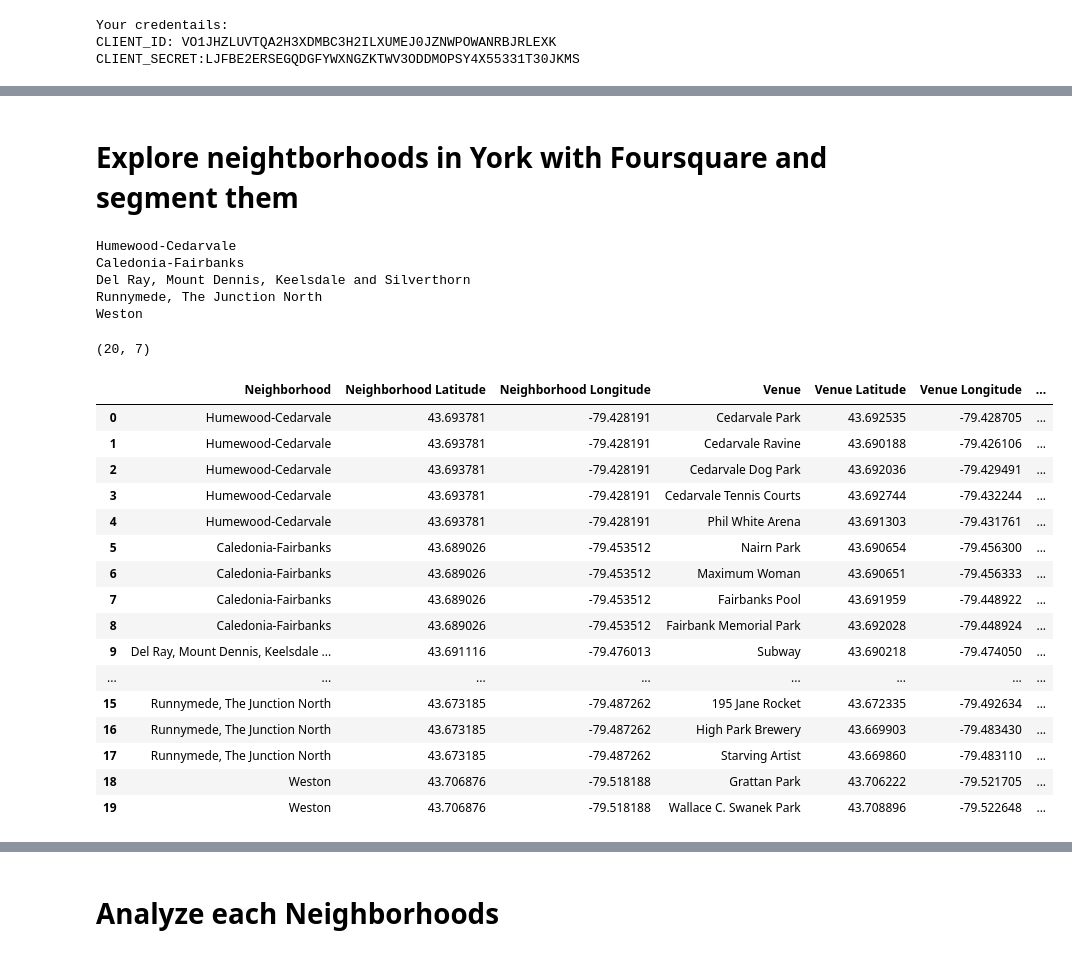
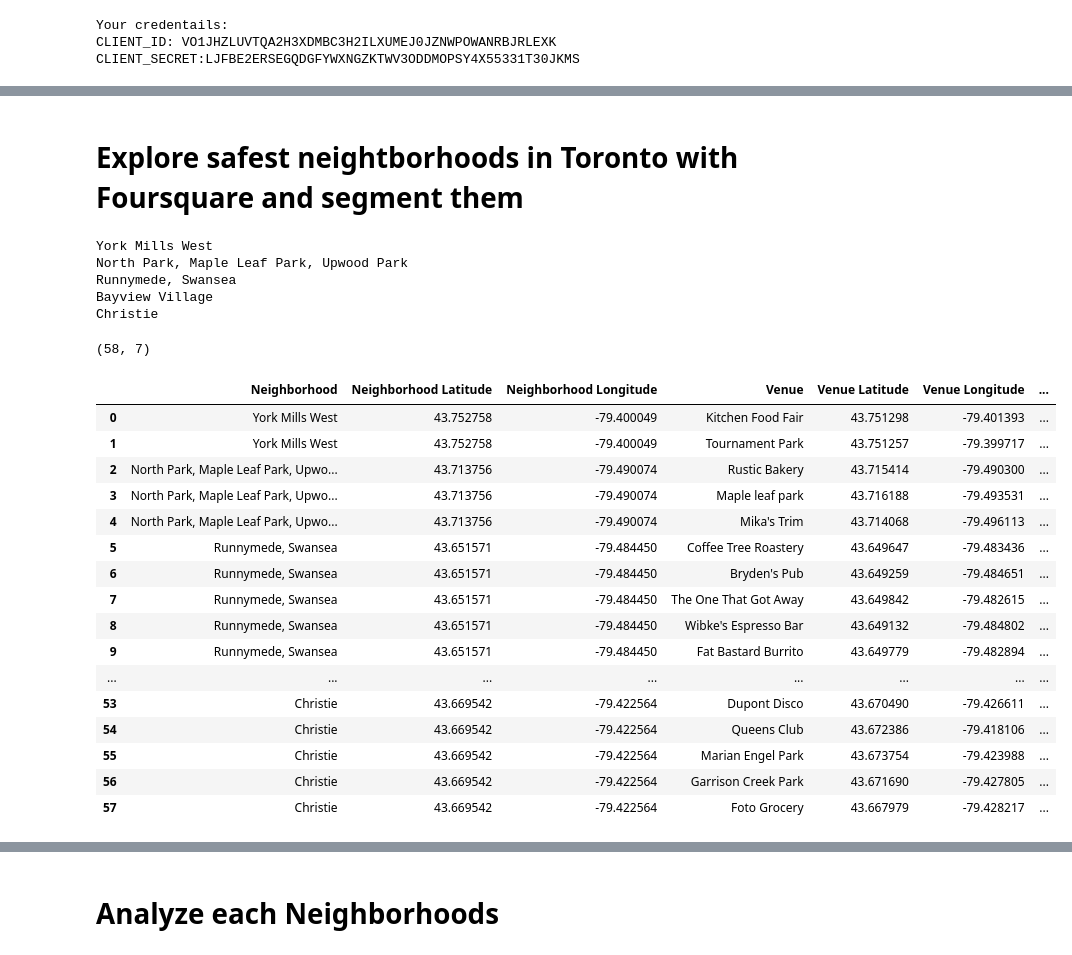
Before and after one commit to mafer2526/Coursera_Capstone, a Jupyter notebook: Scripts/CapstoneProject.ipynb, the cells around one changed output, grey strips where cells are left out. Saved outputs shown, nothing was run; the diff lists cells and outputs as text; code cells hidden in the pictures.

```diff
--- a/Scripts/CapstoneProject.ipynb
+++ b/Scripts/CapstoneProject.ipynb
@@ -153,7 +442,7 @@ The geograpical coordinate of Toronto are 43.6534817, -79.3839347.
 map_toronto = folium.Map(location=[latitude, longitude], zoom_start=10)
 
 # add markers to map
-for lat, lng, borough, neighborhood in zip(df_geo['Latitude'], df_geo['Longitude'], df_geo['Borough'], df_geo['Neighborhood']):
+for lat, lng, borough, neighborhood in zip(safest['Latitude'], safest['Longitude'], safest['Borough'], safest['Neighbourhood']):
     label = '{}, {}'.format(neighborhood, borough)
     label = folium.Popup(label, parse_html=True)
     folium.CircleMarker(
@@ -189,4 +476,4 @@ CLIENT_SECRET:LJFBE2ERSEGQDGFYWXNGZKTWV3ODDMOPSY4X55331T30JKMS
 # %%
-york_data = df_geo[df_geo['Borough'] == 'York'].reset_index(drop=True)
-york_data.head()
+safest_data = safest.reset_index(drop=True)
+safest_data.head()
 # %% [output]
@@ -209,18 +485,0 @@ The geograpical coordinate of York are 43.6896191, -79.479188.
-# %%
-# create map of York using latitude and longitude values
-map_york = folium.Map(location=[latitude, longitude], zoom_start=11)
-
-# add markers to map
-for lat, lng, label in zip(york_data['Latitude'], york_data['Longitude'], york_data['Neighborhood']):
-    label = folium.Popup(label, parse_html=True)
-    folium.CircleMarker(
-        [lat, lng],
-        radius=5,
-        popup=label,
-        color='blue',
-        fill=True,
-        fill_color='#3186cc',
-        fill_opacity=0.7,
-        parse_html=False).add_to(map_york)
-
-map_york
@@ -229,5 +486,5 @@ map_york
 # %% [markdown]
-# Explore neightborhoods in York with Foursquare and segment them
+# Explore safest neightborhoods in Toronto with Foursquare and segment them
 # %%
 def getNearbyVenues(names, latitudes, longitudes, radius=500):
 
@@ -270,36 +527,36 @@ def getNearbyVenues(names, latitudes, longitudes, radius=500):
     return(nearby_venues)
 # %%
 
-york_venues = getNearbyVenues(names=york_data['Neighborhood'],
-                                   latitudes=york_data['Latitude'],
-                                   longitudes=york_data['Longitude']
+safest_venues = getNearbyVenues(names=safest_data['Neighbourhood'],
+                                   latitudes=safest_data['Latitude'],
+                                   longitudes=safest_data['Longitude']
                                   )
 # %% [output]
-Humewood-Cedarvale
-Caledonia-Fairbanks
-Del Ray, Mount Dennis, Keelsdale and Silverthorn
-Runnymede, The Junction North
-Weston
+York Mills West
+North Park, Maple Leaf Park, Upwood Park
+Runnymede, Swansea
+Bayview Village
+Christie
 # %%
-print(york_venues.shape)
-york_venues
+print(safest_venues.shape)
+safest_venues
 # %% [output]
-(20, 7)
+(58, 7)
 |  | Neighborhood | Neighborhood Latitude | Neighborhood Longitude | Venue | Venue Latitude | Venue Longitude | ... |
-| 0 | Humewood-Cedarvale | 43.693781 | -79.428191 | Cedarvale Park | 43.692535 | -79.428705 | ... |
-| 1 | Humewood-Cedarvale | 43.693781 | -79.428191 | Cedarvale Ravine | 43.690188 | -79.426106 | ... |
-| 2 | Humewood-Cedarvale | 43.693781 | -79.428191 | Cedarvale Dog Park | 43.692036 | -79.429491 | ... |
-| 3 | Humewood-Cedarvale | 43.693781 | -79.428191 | Cedarvale Tennis Courts | 43.692744 | -79.432244 | ... |
-| 4 | Humewood-Cedarvale | 43.693781 | -79.428191 | Phil White Arena | 43.691303 | -79.431761 | ... |
-| 5 | Caledonia-Fairbanks | 43.689026 | -79.453512 | Nairn Park | 43.690654 | -79.456300 | ... |
-| 6 | Caledonia-Fairbanks | 43.689026 | -79.453512 | Maximum Woman | 43.690651 | -79.456333 | ... |
-| 7 | Caledonia-Fairbanks | 43.689026 | -79.453512 | Fairbanks Pool | 43.691959 | -79.448922 | ... |
-| 8 | Caledonia-Fairbanks | 43.689026 | -79.453512 | Fairbank Memorial Park | 43.692028 | -79.448924 | ... |
-| 9 | Del Ray, Mount Dennis, Keelsdale ... | 43.691116 | -79.476013 | Subway | 43.690218 | -79.474050 | ... |
+| 0 | York Mills West | 43.752758 | -79.400049 | Kitchen Food Fair | 43.751298 | -79.401393 | ... |
+| 1 | York Mills West | 43.752758 | -79.400049 | Tournament Park | 43.751257 | -79.399717 | ... |
+| 2 | North Park, Maple Leaf Park, Upwo... | 43.713756 | -79.490074 | Rustic Bakery | 43.715414 | -79.490300 | ... |
+| 3 | North Park, Maple Leaf Park, Upwo... | 43.713756 | -79.490074 | Maple leaf park | 43.716188 | -79.493531 | ... |
+| 4 | North Park, Maple Leaf Park, Upwo... | 43.713756 | -79.490074 | Mika's Trim | 43.714068 | -79.496113 | ... |
+| 5 | Runnymede, Swansea | 43.651571 | -79.484450 | Coffee Tree Roastery | 43.649647 | -79.483436 | ... |
+| 6 | Runnymede, Swansea | 43.651571 | -79.484450 | Bryden's Pub | 43.649259 | -79.484651 | ... |
+| 7 | Runnymede, Swansea | 43.651571 | -79.484450 | The One That Got Away | 43.649842 | -79.482615 | ... |
+| 8 | Runnymede, Swansea | 43.651571 | -79.484450 | Wibke's Espresso Bar | 43.649132 | -79.484802 | ... |
+| 9 | Runnymede, Swansea | 43.651571 | -79.484450 | Fat Bastard Burrito | 43.649779 | -79.482894 | ... |
 | ... | ... | ... | ... | ... | ... | ... | ... |
-| 15 | Runnymede, The Junction North | 43.673185 | -79.487262 | 195 Jane Rocket | 43.672335 | -79.492634 | ... |
-| 16 | Runnymede, The Junction North | 43.673185 | -79.487262 | High Park Brewery | 43.669903 | -79.483430 | ... |
-| 17 | Runnymede, The Junction North | 43.673185 | -79.487262 | Starving Artist | 43.669860 | -79.483110 | ... |
-| 18 | Weston | 43.706876 | -79.518188 | Grattan Park | 43.706222 | -79.521705 | ... |
-| 19 | Weston | 43.706876 | -79.518188 | Wallace C. Swanek Park | 43.708896 | -79.522648 | ... |
+| 53 | Christie | 43.669542 | -79.422564 | Dupont Disco | 43.670490 | -79.426611 | ... |
+| 54 | Christie | 43.669542 | -79.422564 | Queens Club | 43.672386 | -79.418106 | ... |
+| 55 | Christie | 43.669542 | -79.422564 | Marian Engel Park | 43.673754 | -79.423988 | ... |
+| 56 | Christie | 43.669542 | -79.422564 | Garrison Creek Park | 43.671690 | -79.427805 | ... |
+| 57 | Christie | 43.669542 | -79.422564 | Foto Grocery | 43.667979 | -79.428217 | ... |
 # %%
```
Also changed, not shown: parts of 54 cells of this notebook, 2 other files.
